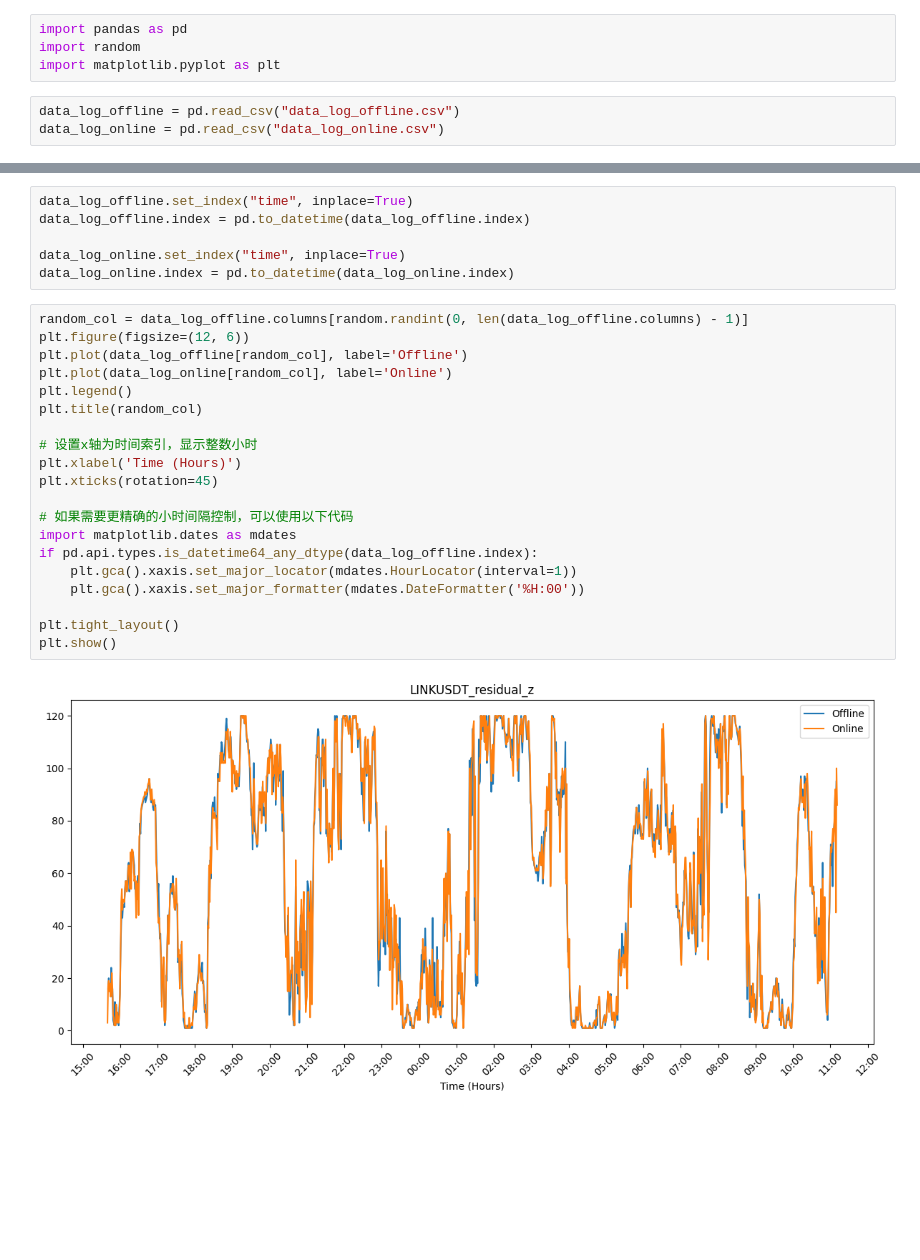
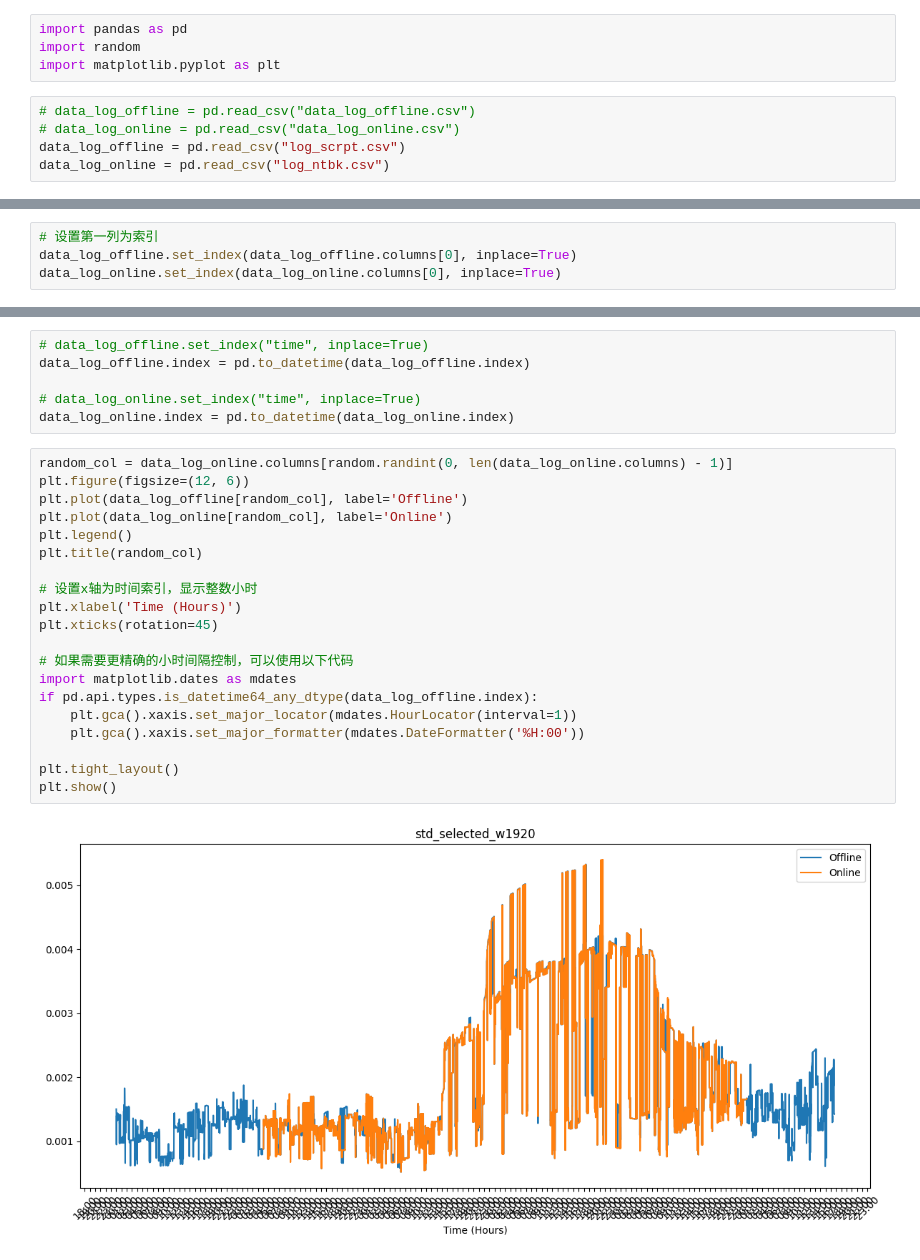
Before and after one commit to RockyLiii/Quant-on-Crypto, a Jupyter notebook: examples/stat_arbi-usds/analysis.ipynb, the cells around one changed output, grey strips where cells are left out. Saved outputs shown, nothing was run; the diff lists cells and outputs as text; blank space fills up the shorter version.

```diff
--- a/examples/stat_arbi-usds/analysis.ipynb
+++ b/examples/stat_arbi-usds/analysis.ipynb
@@ -3,5 +3,7 @@ import pandas as pd
 import random
 import matplotlib.pyplot as plt
 # %%
-data_log_offline = pd.read_csv("data_log_offline.csv")
-data_log_online = pd.read_csv("data_log_online.csv")
+# data_log_offline = pd.read_csv("data_log_offline.csv")
+# data_log_online = pd.read_csv("data_log_online.csv")
+data_log_offline = pd.read_csv("log_scrpt.csv")
+data_log_online = pd.read_csv("log_ntbk.csv")
@@ -23,0 +10,4 @@ data_log_online
+# %%
+# 设置第一列为索引
+data_log_offline.set_index(data_log_offline.columns[0], inplace=True)
+data_log_online.set_index(data_log_online.columns[0], inplace=True)
@@ -24,28 +31,28 @@ data_log_online
 # %%
-data_log_offline.set_index("time", inplace=True)
+# data_log_offline.set_index("time", inplace=True)
 data_log_offline.index = pd.to_datetime(data_log_offline.index)
 
-data_log_online.set_index("time", inplace=True)
+# data_log_online.set_index("time", inplace=True)
 data_log_online.index = pd.to_datetime(data_log_online.index)
 # %%
-random_col = data_log_offline.columns[random.randint(0, len(data_log_offline.columns) - 1)]
+random_col = data_log_online.columns[random.randint(0, len(data_log_online.columns) - 1)]
 plt.figure(figsize=(12, 6))
 plt.plot(data_log_offline[random_col], label='Offline')
 plt.plot(data_log_online[random_col], label='Online')
 plt.legend()
 plt.title(random_col)
 
 # 设置x轴为时间索引，显示整数小时
 plt.xlabel('Time (Hours)')
 plt.xticks(rotation=45)
 
 # 如果需要更精确的小时间隔控制，可以使用以下代码
 import matplotlib.dates as mdates
 if pd.api.types.is_datetime64_any_dtype(data_log_offline.index):
     plt.gca().xaxis.set_major_locator(mdates.HourLocator(interval=1))
     plt.gca().xaxis.set_major_formatter(mdates.DateFormatter('%H:00'))
 
 plt.tight_layout()
 plt.show()
 # %% [output]
-[figure, old version]
+[figure, new version]
```
Also changed, not shown: parts of 3 cells of this notebook, 8 other files.
